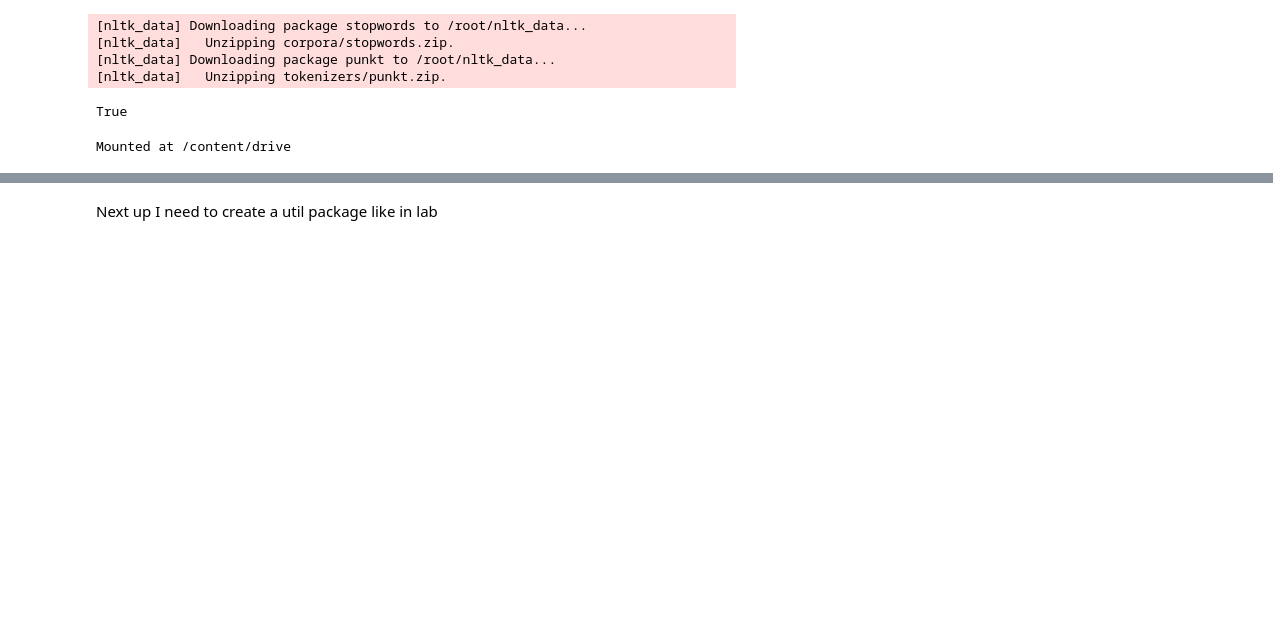
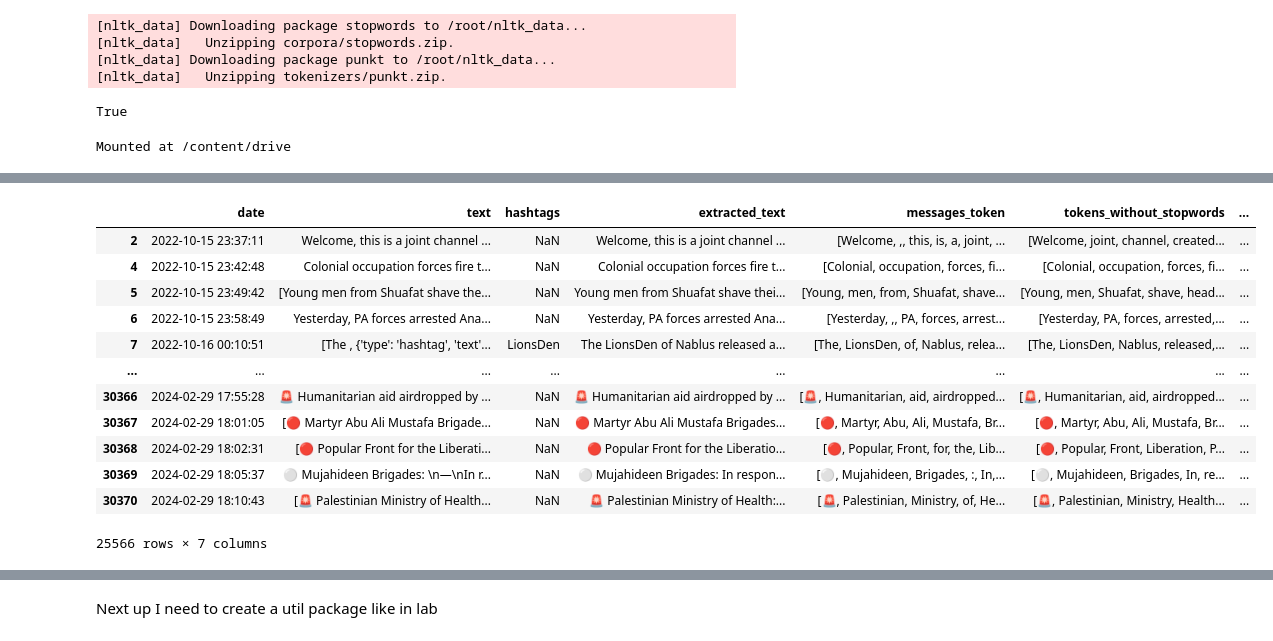
Before and after one commit to Snapchik/chat_analysis, a Jupyter notebook: Chats_copmparisson.ipynb, the cells around one changed output, grey strips where cells are left out. Drawn from its saved outputs; the diff is of its cells as text; code cells hidden in the pictures; blank space fills up the shorter version.

```diff
--- a/Chats_copmparisson.ipynb
+++ b/Chats_copmparisson.ipynb
@@ -28,0 +76,30 @@ Mounted at /content/drive
+# %%
+#Big preprocessing steps
+
+#clearing out some common misspellings and hyperlink
+hammas_chat_normalized_dropped['extracted_text'] = hammas_chat_normalized_dropped['extracted_text'].str.replace('\n', '')
+hammas_chat_normalized_dropped['extracted_text'] = hammas_chat_normalized_dropped['extracted_text'].str.replace('text_link', '')
+hammas_chat_normalized_dropped['extracted_text'] = hammas_chat_normalized_dropped['extracted_text'].str.replace(r'https?://[^\s\n\r]+', '', regex=True)
+hammas_chat_normalized_dropped['extracted_text'] = hammas_chat_normalized_dropped['extracted_text'].str.replace(r'bold\B', '', regex=True)
+hammas_chat_normalized_dropped['extracted_text'] = hammas_chat_normalized_dropped['extracted_text'].str.replace(r'#', '',regex=True)
+hammas_chat_normalized_dropped['extracted_text'] = hammas_chat_normalized_dropped['extracted_text'].str.replace('hashtag', '')
+hammas_chat_normalized_dropped['extracted_text'] = hammas_chat_normalized_dropped['extracted_text'].str.replace('italic', '')
+hammas_chat_normalized_dropped['extracted_text'] = hammas_chat_normalized_dropped['extracted_text'].str.replace('_', '')
+hammas_chat_normalized_dropped['extracted_text'] = hammas_chat_normalized_dropped['extracted_text'].str.replace('—', '')
+
+#applying tokenizer
+hammas_chat_normalized_dropped['messages_token'] = hammas_chat_normalized_dropped["extracted_text"].apply(nltk.word_tokenize)
+
+#removing stop words
+stopwords_english = stopwords.words('english')
+
+hammas_chat_normalized_dropped['tokens_without_stopwords'] = hammas_chat_normalized_dropped['messages_token'].apply(lambda x:
+    [word for word in x if word not in (stopwords_english) and word not in string.punctuation])
+
+
+# Instantiate stemming class
+stemmer = PorterStemmer()
+
+hammas_chat_normalized_dropped['stemmed_tokens_wt_stopwords_punctuation'] = hammas_chat_normalized_dropped['tokens_without_stopwords'].apply(lambda x: [stemmer.stem(word) for word in x])
+
+hammas_chat_normalized_dropped['stemmed_tokens_wt_stopwords_punctuation']
@@ -28,0 +119,16 @@ Mounted at /content/drive
+# %%
+hammas_chat_normalized_dropped
+# %% [output]
+|  | date | text | hashtags | extracted_text | messages_token | tokens_without_stopwords | ... |
+| 2 | 2022-10-15 23:37:11 | Welcome, this is a joint channel ... | NaN | Welcome, this is a joint channel ... | [Welcome, ,, this, is, a, joint, ... | [Welcome, joint, channel, created... | ... |
+| 4 | 2022-10-15 23:42:48 | Colonial occupation forces fire t... | NaN | Colonial occupation forces fire t... | [Colonial, occupation, forces, fi... | [Colonial, occupation, forces, fi... | ... |
+| 5 | 2022-10-15 23:49:42 | [Young men from Shuafat shave the... | NaN | Young men from Shuafat shave thei... | [Young, men, from, Shuafat, shave... | [Young, men, Shuafat, shave, head... | ... |
+| 6 | 2022-10-15 23:58:49 | Yesterday, PA forces arrested Ana... | NaN | Yesterday, PA forces arrested Ana... | [Yesterday, ,, PA, forces, arrest... | [Yesterday, PA, forces, arrested,... | ... |
+| 7 | 2022-10-16 00:10:51 | [The , {'type': 'hashtag', 'text'... | LionsDen | The LionsDen of Nablus released a... | [The, LionsDen, of, Nablus, relea... | [The, LionsDen, Nablus, released,... | ... |
+| ... | ... | ... | ... | ... | ... | ... | ... |
+| 30366 | 2024-02-29 17:55:28 | 🚨 Humanitarian aid airdropped by ... | NaN | 🚨 Humanitarian aid airdropped by ... | [🚨, Humanitarian, aid, airdropped... | [🚨, Humanitarian, aid, airdropped... | ... |
+| 30367 | 2024-02-29 18:01:05 | [🔴 Martyr Abu Ali Mustafa Brigade... | NaN | 🔴 Martyr Abu Ali Mustafa Brigades... | [🔴, Martyr, Abu, Ali, Mustafa, Br... | [🔴, Martyr, Abu, Ali, Mustafa, Br... | ... |
+| 30368 | 2024-02-29 18:02:31 | [🔴 Popular Front for the Liberati... | NaN | 🔴 Popular Front for the Liberatio... | [🔴, Popular, Front, for, the, Lib... | [🔴, Popular, Front, Liberation, P... | ... |
+| 30369 | 2024-02-29 18:05:37 | ⚪️ Mujahideen Brigades: \n—\nIn r... | NaN | ⚪️ Mujahideen Brigades: In respon... | [⚪️, Mujahideen, Brigades, :, In,... | [⚪️, Mujahideen, Brigades, In, re... | ... |
+| 30370 | 2024-02-29 18:10:43 | [🚨 Palestinian Ministry of Health... | NaN | 🚨 Palestinian Ministry of Health:... | [🚨, Palestinian, Ministry, of, He... | [🚨, Palestinian, Ministry, Health... | ... |
+25566 rows × 7 columns
```
Also changed, not shown: parts of 10 cells of this notebook.
